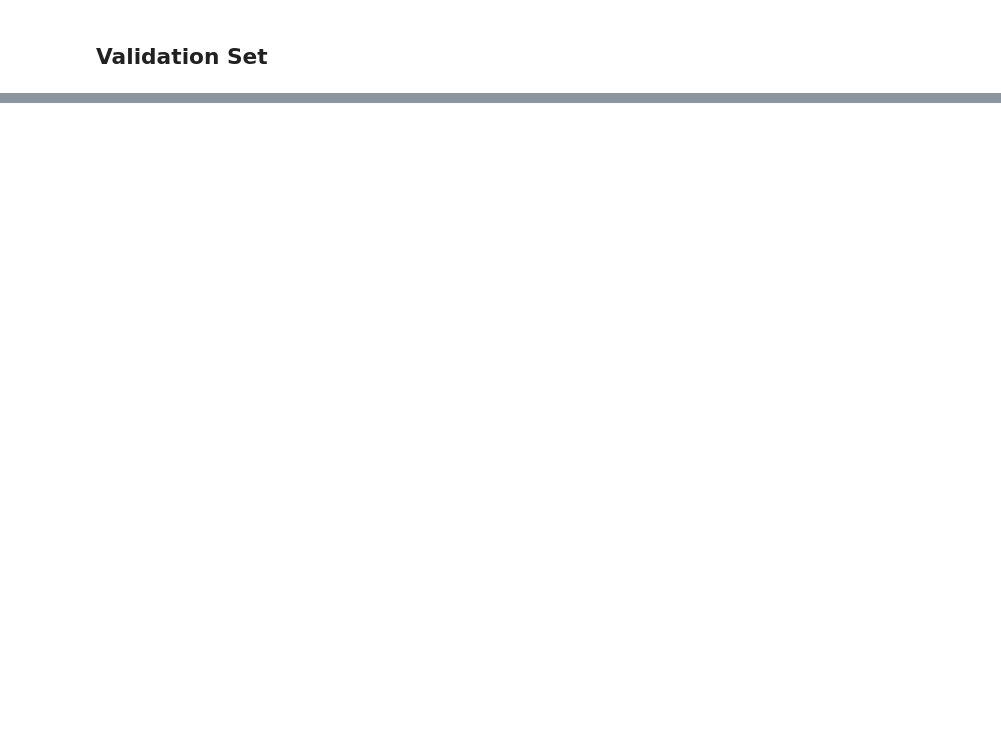
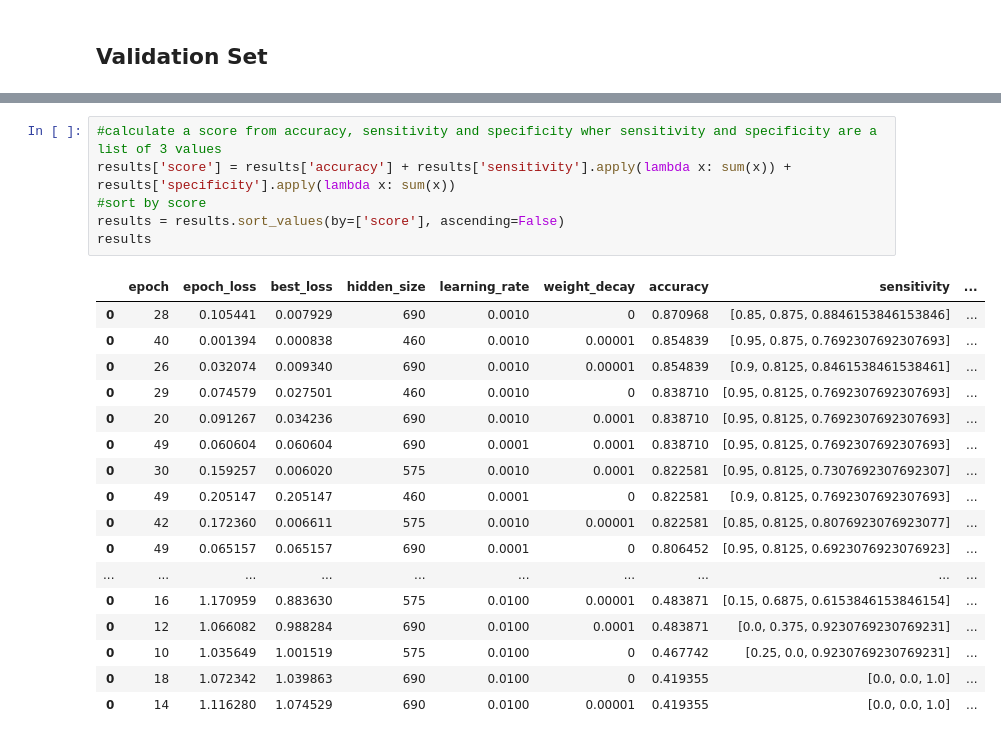
Before and after one commit to GaborinoS/Medical_image, a Jupyter notebook: git_extraction/testsplit_fcnn_felix.ipynb, the cells around one changed output, grey strips where cells are left out. Cells and saved outputs as stored; diff of their text form; blank space fills up the shorter version.

```diff
--- a/git_extraction/testsplit_fcnn_felix.ipynb
+++ b/git_extraction/testsplit_fcnn_felix.ipynb
@@ -395,0 +577,24 @@ Class 2: Sensitivity: 88.46153846153845%, Specificity: 91.66666666666666%
+# %%
+#calculate a score from accuracy, sensitivity and specificity wher sensitivity and specificity are a list of 3 values
+results['score'] = results['accuracy'] + results['sensitivity'].apply(lambda x: sum(x)) + results['specificity'].apply(lambda x: sum(x))
+#sort by score
+results = results.sort_values(by=['score'], ascending=False)
+results
+# %% [output]
+|  | epoch | epoch_loss | best_loss | hidden_size | learning_rate | weight_decay | accuracy | sensitivity | ... |
+| 0 | 28 | 0.105441 | 0.007929 | 690 | 0.0010 | 0 | 0.870968 | [0.85, 0.875, 0.8846153846153846] | ... |
+| 0 | 40 | 0.001394 | 0.000838 | 460 | 0.0010 | 0.00001 | 0.854839 | [0.95, 0.875, 0.7692307692307693] | ... |
+| 0 | 26 | 0.032074 | 0.009340 | 690 | 0.0010 | 0.00001 | 0.854839 | [0.9, 0.8125, 0.8461538461538461] | ... |
+| 0 | 29 | 0.074579 | 0.027501 | 460 | 0.0010 | 0 | 0.838710 | [0.95, 0.8125, 0.7692307692307693] | ... |
+| 0 | 20 | 0.091267 | 0.034236 | 690 | 0.0010 | 0.0001 | 0.838710 | [0.95, 0.8125, 0.7692307692307693] | ... |
+| 0 | 49 | 0.060604 | 0.060604 | 690 | 0.0001 | 0.0001 | 0.838710 | [0.95, 0.8125, 0.7692307692307693] | ... |
+| 0 | 30 | 0.159257 | 0.006020 | 575 | 0.0010 | 0.0001 | 0.822581 | [0.95, 0.8125, 0.7307692307692307] | ... |
+| 0 | 49 | 0.205147 | 0.205147 | 460 | 0.0001 | 0 | 0.822581 | [0.9, 0.8125, 0.7692307692307693] | ... |
+| 0 | 42 | 0.172360 | 0.006611 | 575 | 0.0010 | 0.00001 | 0.822581 | [0.85, 0.8125, 0.8076923076923077] | ... |
+| 0 | 49 | 0.065157 | 0.065157 | 690 | 0.0001 | 0 | 0.806452 | [0.95, 0.8125, 0.6923076923076923] | ... |
+| ... | ... | ... | ... | ... | ... | ... | ... | ... | ... |
+| 0 | 16 | 1.170959 | 0.883630 | 575 | 0.0100 | 0.00001 | 0.483871 | [0.15, 0.6875, 0.6153846153846154] | ... |
+| 0 | 12 | 1.066082 | 0.988284 | 690 | 0.0100 | 0.0001 | 0.483871 | [0.0, 0.375, 0.9230769230769231] | ... |
+| 0 | 10 | 1.035649 | 1.001519 | 575 | 0.0100 | 0 | 0.467742 | [0.25, 0.0, 0.9230769230769231] | ... |
+| 0 | 18 | 1.072342 | 1.039863 | 690 | 0.0100 | 0 | 0.419355 | [0.0, 0.0, 1.0] | ... |
+| 0 | 14 | 1.116280 | 1.074529 | 690 | 0.0100 | 0.00001 | 0.419355 | [0.0, 0.0, 1.0] | ... |
```
Also changed, not shown: parts of 5 cells of this notebook, 27 other files.
